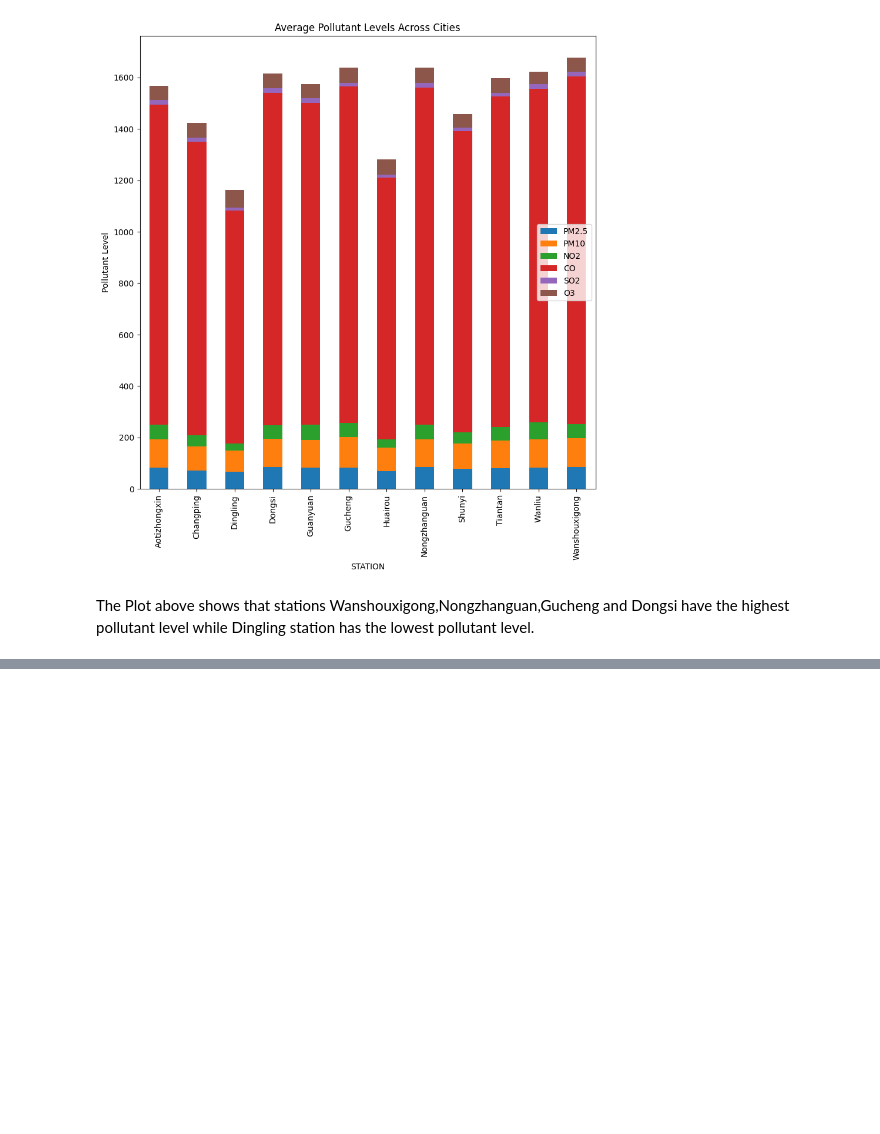
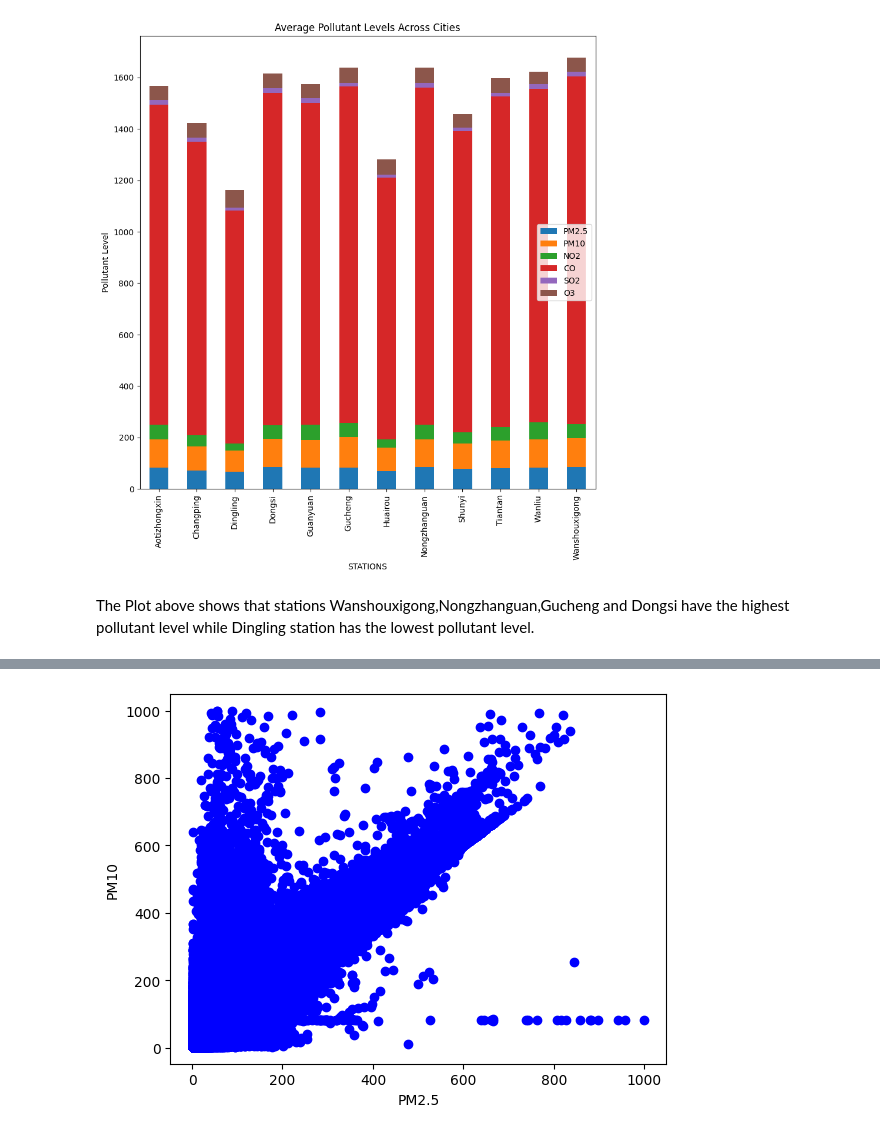
Before and after one commit to SUNDAYTITILAYO/CMP700ACCESSMENT, a Jupyter notebook: ACCESSMENT_PROGRESS.ipynb, the cells around one changed output, grey strips where cells are left out. Cells and saved outputs as stored; diff of their text form; code cells hidden in the pictures; blank space fills up the shorter version.

```diff
--- a/ACCESSMENT_PROGRESS.ipynb
+++ b/ACCESSMENT_PROGRESS.ipynb
@@ -520,0 +550,7 @@ The Plot above shows that stations Wanshouxigong,Nongzhanguan,Gucheng and Dongsi
+# %%
+plt.scatter(df['PM2.5'], df['PM10'], color='blue')
+plt.xlabel("PM2.5")
+plt.ylabel("PM10")
+plt.show()
+# %% [output]
+[figure, added]
```
Also changed, not shown: parts of 5 cells of this notebook.
